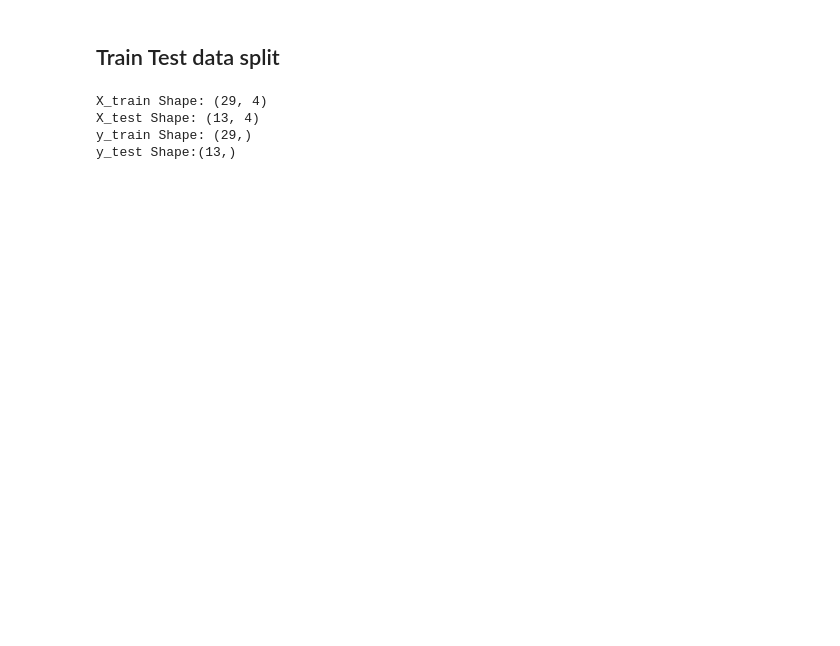
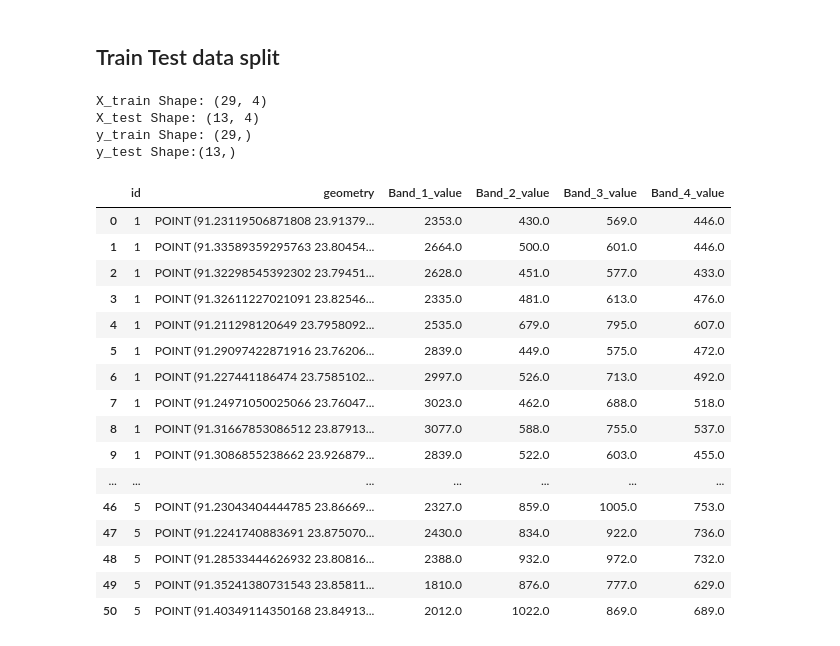
Before and after one commit to nilaynishant/AIMLTutorial, a Jupyter notebook: 02_feature_extraction.ipynb, the cells around one changed output. Cells and saved outputs as stored; diff of their text form; code cells hidden in the pictures; blank space fills up the shorter version.

```diff
--- a/02_feature_extraction.ipynb
+++ b/02_feature_extraction.ipynb
@@ -63,18 +54,0 @@ lulc_name = ['Vegetation', 'Builtup', 'Water', 'Agriculture','Fallow']
-# %%
-src = rio.open(raster_loc)
-
-blue = src.read(4, masked=True)
-green = src.read(3, masked=True)
-red = src.read(2, masked=True)
-nir = src.read(1, masked=True)
-
-def normalize(array):
-    """Normalizes numpy arrays into scale 0.0 - 1.0"""
-    array_min, array_max = array.min(), array.max()
-    return ((array - array_min)/(array_max - array_min))
-
-# Normalize the bands
-redn = normalize(red)
-greenn = normalize(green)
-bluen = normalize(blue)
-nirn = normalize(nir)
@@ -194,3 +65,56 @@ X_train Shape: (29, 4)
 X_test Shape: (13, 4)
 y_train Shape: (29,)
 y_test Shape:(13,)
+# %%
+import rasterio
+import geopandas as gpd
+import pandas as pd
+from rasterio.mask import mask
+
+def get_features(raster_path, shapefile_path):
+    # Load the raster data
+    with rasterio.open(raster_path) as src:
+        # Load the point data shapefile
+        points = gpd.read_file(shapefile_path)
+
+        # List to collect data
+        data = []
+
+        # Iterate through each point in the GeoDataFrame
+        for _, point in points.iterrows():
+            # Sample the raster at the point coordinates
+            for val in src.sample([(point.geometry.x, point.geometry.y)]):
+                # Prepare the record containing the point properties and raster values
+                record = point.to_dict()
+                # Update record with raster values; assuming raster has multiple bands
+                record.update({f'Band_{i+1}_value': val[i] for i in range(len(val))})
+                data.append(record)
+
+        # Convert the list of dictionaries to a DataFrame
+        return pd.DataFrame(data)
+
+# Specify the path to your raster and shapefile
+raster_path = raster_loc
+shapefile_path = points_loc
+
+# Extract the features and display as a DataFrame
+df_features = get_features(raster_path, shapefile_path)
+df_features
+# %% [output]
+|  | id | geometry | Band_1_value | Band_2_value | Band_3_value | Band_4_value |
+| 0 | 1 | POINT (91.23119506871808 23.91379... | 2353.0 | 430.0 | 569.0 | 446.0 |
+| 1 | 1 | POINT (91.33589359295763 23.80454... | 2664.0 | 500.0 | 601.0 | 446.0 |
+| 2 | 1 | POINT (91.32298545392302 23.79451... | 2628.0 | 451.0 | 577.0 | 433.0 |
+| 3 | 1 | POINT (91.32611227021091 23.82546... | 2335.0 | 481.0 | 613.0 | 476.0 |
+| 4 | 1 | POINT (91.211298120649 23.7958092... | 2535.0 | 679.0 | 795.0 | 607.0 |
+| 5 | 1 | POINT (91.29097422871916 23.76206... | 2839.0 | 449.0 | 575.0 | 472.0 |
+| 6 | 1 | POINT (91.227441186474 23.7585102... | 2997.0 | 526.0 | 713.0 | 492.0 |
+| 7 | 1 | POINT (91.24971050025066 23.76047... | 3023.0 | 462.0 | 688.0 | 518.0 |
+| 8 | 1 | POINT (91.31667853086512 23.87913... | 3077.0 | 588.0 | 755.0 | 537.0 |
+| 9 | 1 | POINT (91.3086855238662 23.926879... | 2839.0 | 522.0 | 603.0 | 455.0 |
+| ... | ... | ... | ... | ... | ... | ... |
+| 46 | 5 | POINT (91.23043404444785 23.86669... | 2327.0 | 859.0 | 1005.0 | 753.0 |
+| 47 | 5 | POINT (91.2241740883691 23.875070... | 2430.0 | 834.0 | 922.0 | 736.0 |
+| 48 | 5 | POINT (91.28533444626932 23.80816... | 2388.0 | 932.0 | 972.0 | 732.0 |
+| 49 | 5 | POINT (91.35241380731543 23.85811... | 1810.0 | 876.0 | 777.0 | 629.0 |
+| 50 | 5 | POINT (91.40349114350168 23.84913... | 2012.0 | 1022.0 | 869.0 | 689.0 |
```
Also changed, not shown: parts of 5 cells of this notebook.
